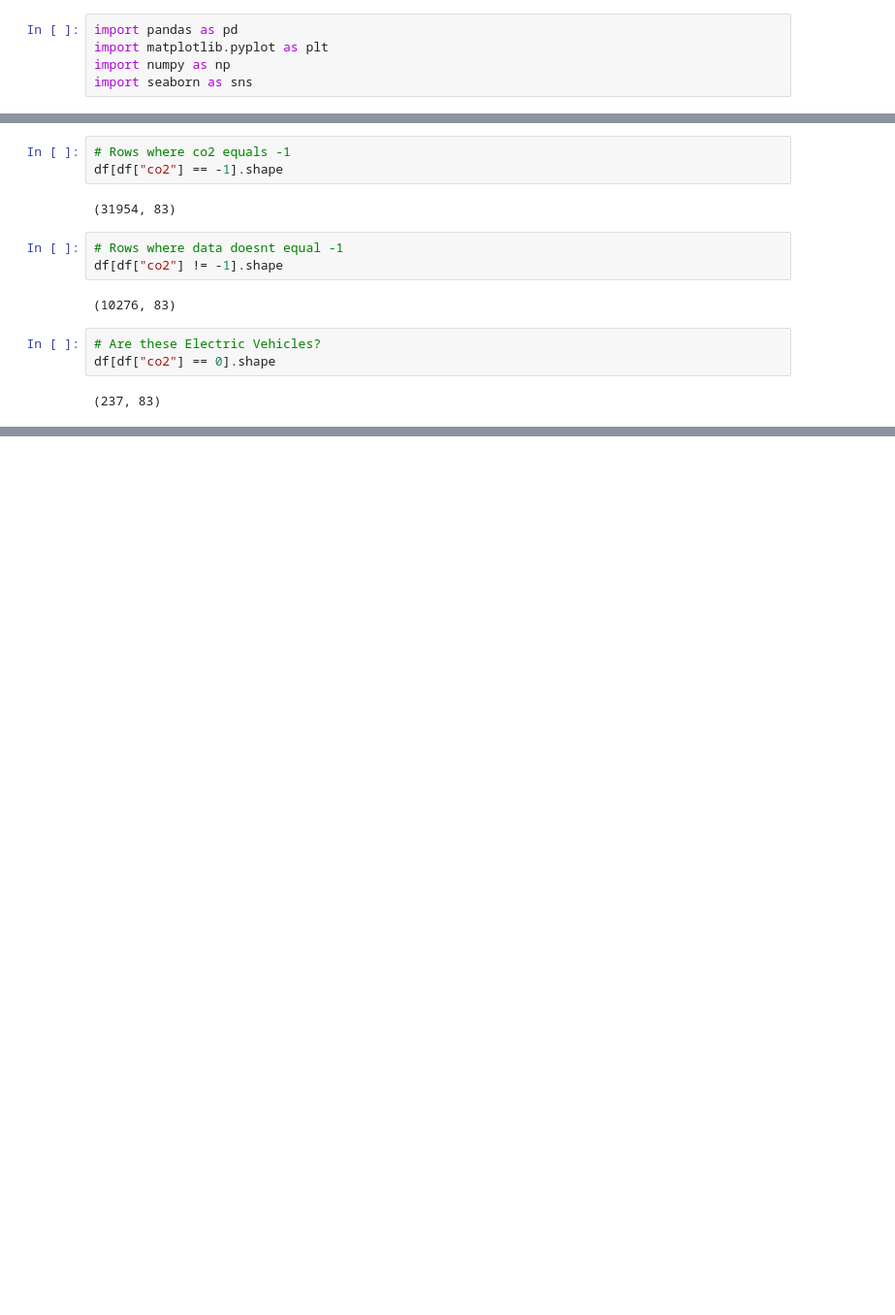
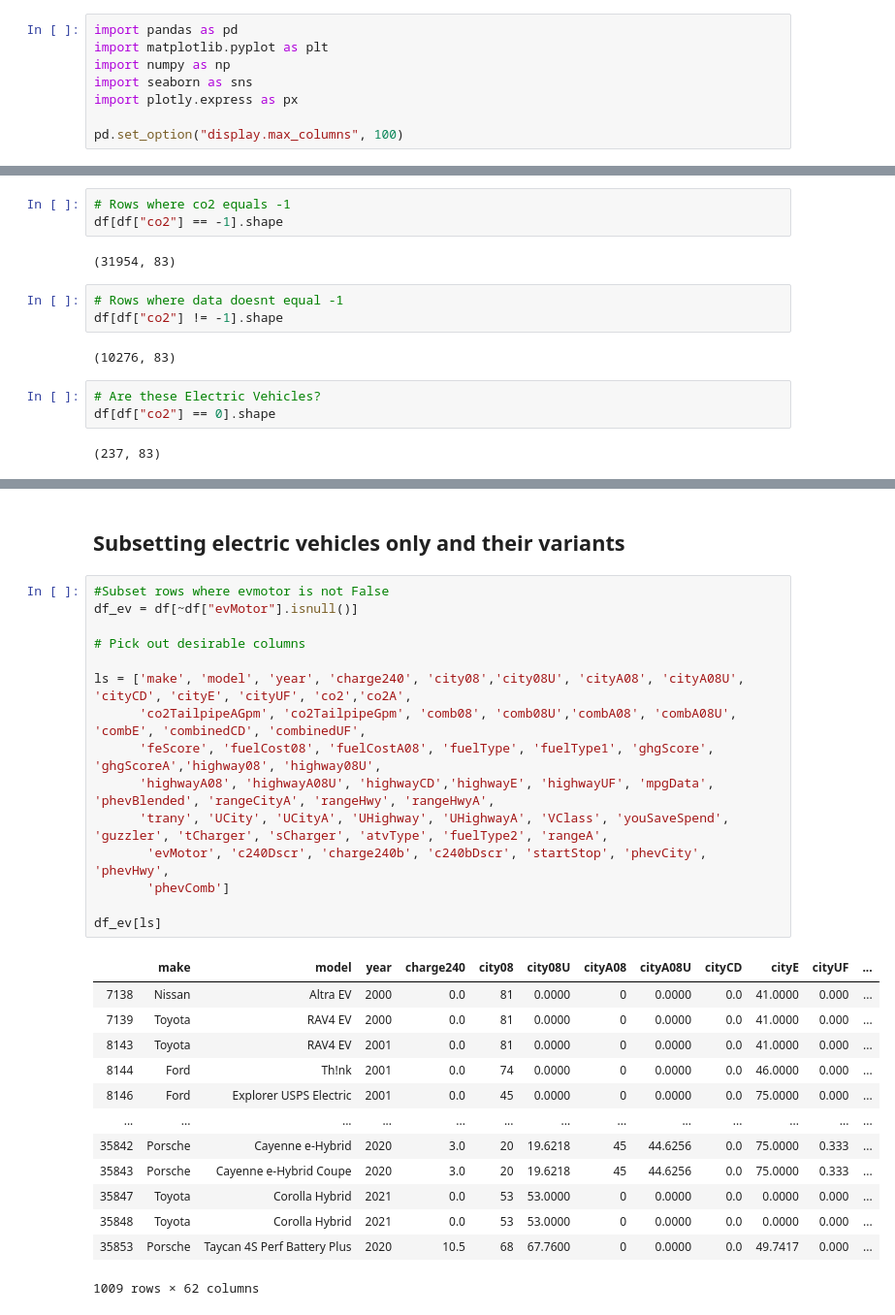
Before and after one commit to mpHarm88/streetsmart, a Jupyter notebook: notebooks/streetsmart_EPA_vehicles.ipynb, the cells around one changed output, grey strips where cells are left out. Shown at 97% size. Saved outputs shown, nothing was run; the diff lists cells and outputs as text; blank space fills up the shorter version.

```diff
--- a/notebooks/streetsmart_EPA_vehicles.ipynb
+++ b/notebooks/streetsmart_EPA_vehicles.ipynb
@@ -3,3 +3,6 @@ import pandas as pd
 import matplotlib.pyplot as plt
 import numpy as np
 import seaborn as sns
+import plotly.express as px
+
+pd.set_option("display.max_columns", 100)
@@ -149,0 +184,31 @@ df[df["co2"] == 0].shape
+# %% [markdown]
+## Subsetting electric vehicles only and their variants
+# %%
+#Subset rows where evmotor is not False
+df_ev = df[~df["evMotor"].isnull()]
+
+# Pick out desirable columns
+
+ls = ['make', 'model', 'year', 'charge240', 'city08','city08U', 'cityA08', 'cityA08U', 'cityCD', 'cityE', 'cityUF', 'co2','co2A',
+      'co2TailpipeAGpm', 'co2TailpipeGpm', 'comb08', 'comb08U','combA08', 'combA08U', 'combE', 'combinedCD', 'combinedUF',
+      'feScore', 'fuelCost08', 'fuelCostA08', 'fuelType', 'fuelType1', 'ghgScore', 'ghgScoreA','highway08', 'highway08U',
+      'highwayA08', 'highwayA08U', 'highwayCD','highwayE', 'highwayUF', 'mpgData', 'phevBlended', 'rangeCityA', 'rangeHwy', 'rangeHwyA',
+      'trany', 'UCity', 'UCityA', 'UHighway', 'UHighwayA', 'VClass', 'youSaveSpend', 'guzzler', 'tCharger', 'sCharger', 'atvType', 'fuelType2', 'rangeA',
+       'evMotor', 'c240Dscr', 'charge240b', 'c240bDscr', 'startStop', 'phevCity', 'phevHwy',
+       'phevComb']
+
+df_ev[ls]
+# %% [output]
+|  | make | model | year | charge240 | city08 | city08U | cityA08 | cityA08U | cityCD | cityE | cityUF | ... |
+| 7138 | Nissan | Altra EV | 2000 | 0.0 | 81 | 0.0000 | 0 | 0.0000 | 0.0 | 41.0000 | 0.000 | ... |
+| 7139 | Toyota | RAV4 EV | 2000 | 0.0 | 81 | 0.0000 | 0 | 0.0000 | 0.0 | 41.0000 | 0.000 | ... |
+| 8143 | Toyota | RAV4 EV | 2001 | 0.0 | 81 | 0.0000 | 0 | 0.0000 | 0.0 | 41.0000 | 0.000 | ... |
+| 8144 | Ford | Th!nk | 2001 | 0.0 | 74 | 0.0000 | 0 | 0.0000 | 0.0 | 46.0000 | 0.000 | ... |
+| 8146 | Ford | Explorer USPS Electric | 2001 | 0.0 | 45 | 0.0000 | 0 | 0.0000 | 0.0 | 75.0000 | 0.000 | ... |
+| ... | ... | ... | ... | ... | ... | ... | ... | ... | ... | ... | ... | ... |
+| 35842 | Porsche | Cayenne e-Hybrid | 2020 | 3.0 | 20 | 19.6218 | 45 | 44.6256 | 0.0 | 75.0000 | 0.333 | ... |
+| 35843 | Porsche | Cayenne e-Hybrid Coupe | 2020 | 3.0 | 20 | 19.6218 | 45 | 44.6256 | 0.0 | 75.0000 | 0.333 | ... |
+| 35847 | Toyota | Corolla Hybrid | 2021 | 0.0 | 53 | 53.0000 | 0 | 0.0000 | 0.0 | 0.0000 | 0.000 | ... |
+| 35848 | Toyota | Corolla Hybrid | 2021 | 0.0 | 53 | 53.0000 | 0 | 0.0000 | 0.0 | 0.0000 | 0.000 | ... |
+| 35853 | Porsche | Taycan 4S Perf Battery Plus | 2020 | 10.5 | 68 | 67.7600 | 0 | 0.0000 | 0.0 | 49.7417 | 0.000 | ... |
+1009 rows × 62 columns
```
Also changed, not shown: parts of 9 cells of this notebook, 3 other files.
